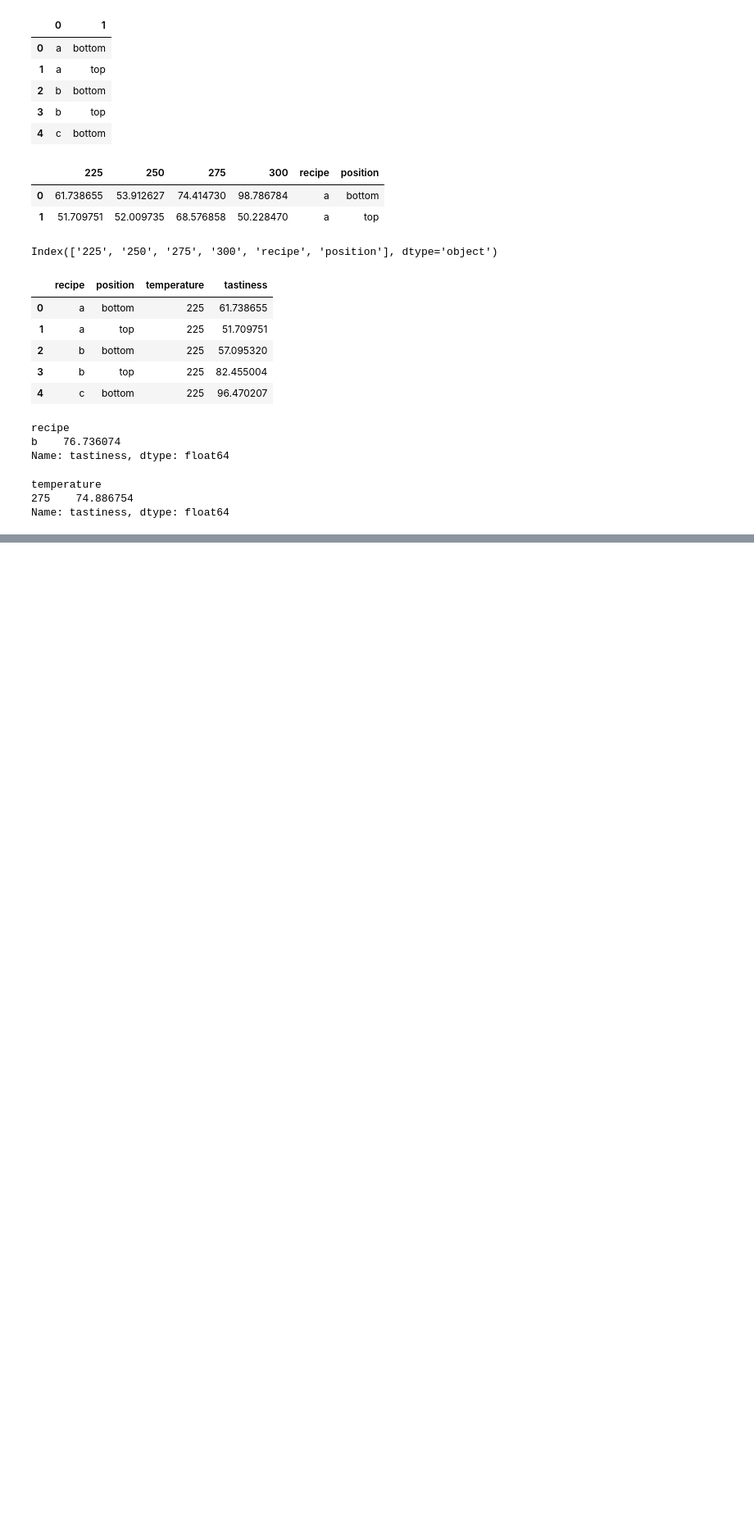
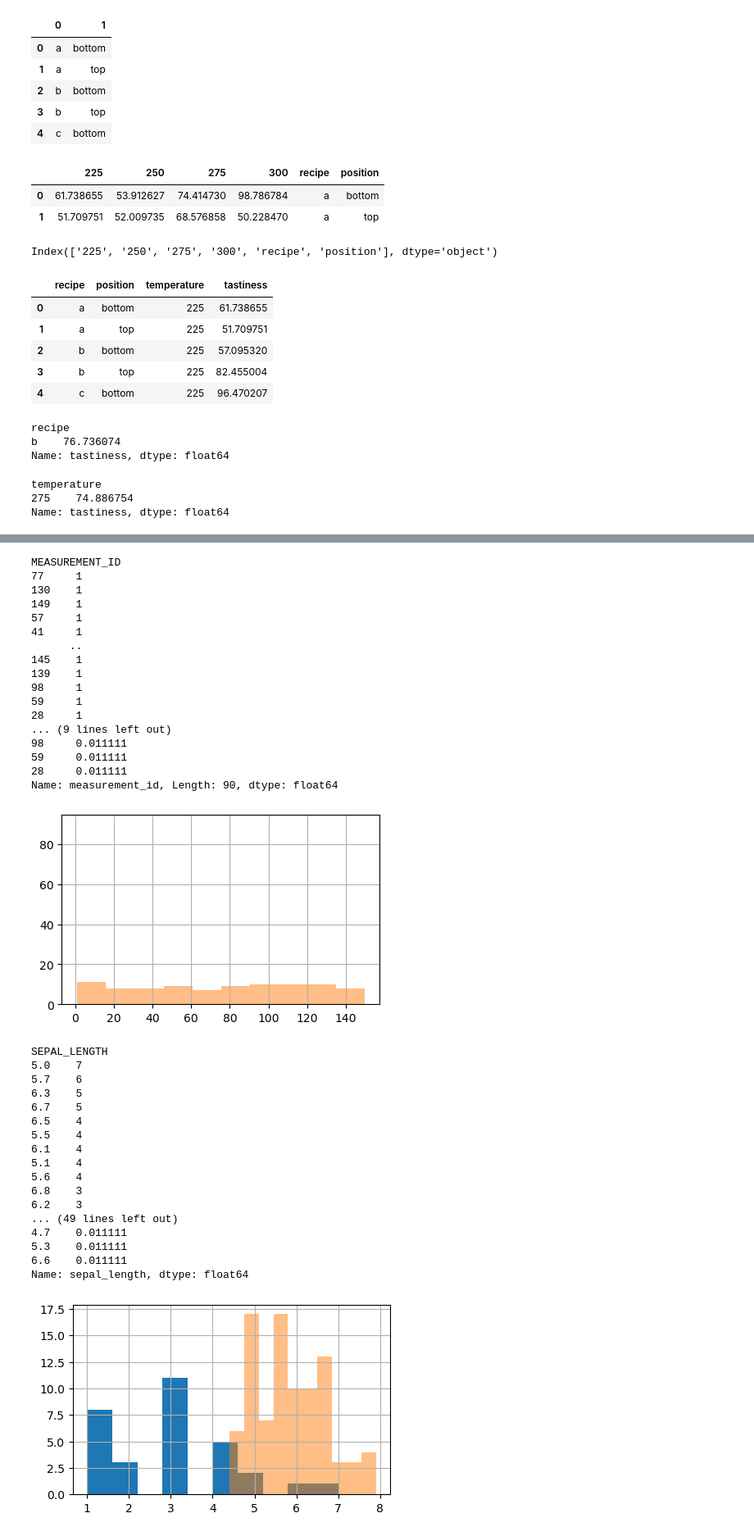
Before and after one commit to MigashaneVictoire/classification-exercises, a Jupyter notebook: classification_exercises.ipynb, the cells around one changed output, grey strips where cells are left out. Shown at 82% size. Drawn from its saved outputs; the diff is of its cells as text; code cells hidden in the pictures; blank space fills up the shorter version.

```diff
--- a/classification_exercises.ipynb
+++ b/classification_exercises.ipynb
@@ -1360,0 +1406,4 @@ for i in train_col[2:]:
+# %%
+# acquire data
+iris = prepare.prep_iris()
+iris.head()
@@ -1360,0 +1419,2 @@ for i in train_col[2:]:
+# %%
+train, validate, test = prepare.split_data_(df=iris, stratify_col="species", random_state=95)
@@ -1360,0 +1430,15 @@ for i in train_col[2:]:
+# %%
+# separeate discrete from continuous variables
+numeric_col = []
+
+categorical_col = []
+
+for col in train.columns:
+    if train[col].dtype == "o":
+        categorical_col.appen(col)
+
+    else:
+        if len(train[col].unique()) < 5: #making anything with less than 4 unique values a catergorical value
+            categorical_col.append(col)
+        else:
+            numeric_col.append(col)
@@ -1360,0 +1455,47 @@ for i in train_col[2:]:
+# %%
+# count all values and normalization of the each column
+for col in numeric_col:
+    plt.figure(figsize=(5,3))
+    print(col.upper())
+    print(train[col].value_counts(dropna=False).sort_values(ascending=False))
+    print(train[col].value_counts(dropna=False, normalize=True).sort_values(ascending=False))
+    train[col].value_counts(dropna=False).hist()
+    train[col].hist(alpha=.5)
+    plt.show()
+# %% [output]
+MEASUREMENT_ID
+77     1
+130    1
+149    1
+57     1
+41     1
+      ..
+145    1
+139    1
+98     1
+59     1
+28     1
+... (9 lines left out)
+98     0.011111
+59     0.011111
+28     0.011111
+Name: measurement_id, Length: 90, dtype: float64
+[figure, added]
+SEPAL_LENGTH
+5.0    7
+5.7    6
+6.3    5
+6.7    5
+6.5    4
+5.5    4
+6.1    4
+5.1    4
+5.6    4
+6.8    3
+6.2    3
+... (49 lines left out)
+4.7    0.011111
+5.3    0.011111
+6.6    0.011111
+Name: sepal_length, dtype: float64
+[figure, added]
```
Also changed, not shown: parts of 154 cells of this notebook.
